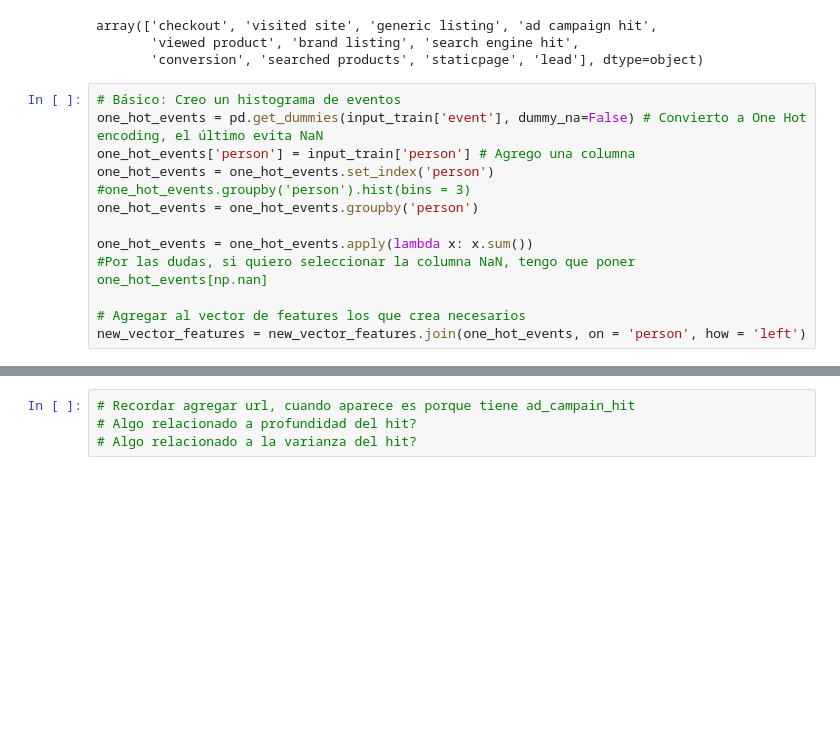
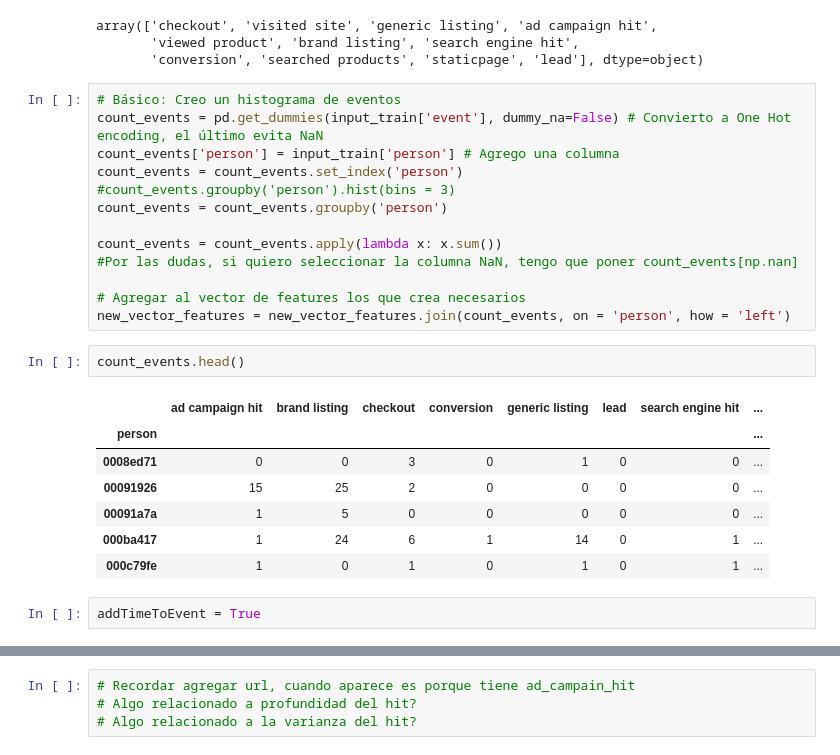
Before and after one commit to eld1e6o/Organizaci-nDeDatosFIUBA, a Jupyter notebook: TP2/kernel.ipynb, the cells around one changed output, grey strips where cells are left out. Drawn from its saved outputs; the diff is of its cells as text; blank space fills up the shorter version.

```diff
--- a/TP2/kernel.ipynb
+++ b/TP2/kernel.ipynb
@@ -541,14 +519,26 @@ array(['checkout', 'visited site', 'generic listing', 'ad campaign hit',
        'conversion', 'searched products', 'staticpage', 'lead'], dtype=object)
 # %%
 # Básico: Creo un histograma de eventos
-one_hot_events = pd.get_dummies(input_train['event'], dummy_na=False) # Convierto a One Hot encoding, el último evita NaN
-one_hot_events['person'] = input_train['person'] # Agrego una columna
-one_hot_events = one_hot_events.set_index('person')
-#one_hot_events.groupby('person').hist(bins = 3)
-one_hot_events = one_hot_events.groupby('person')
+count_events = pd.get_dummies(input_train['event'], dummy_na=False) # Convierto a One Hot encoding, el último evita NaN
+count_events['person'] = input_train['person'] # Agrego una columna
+count_events = count_events.set_index('person')
+#count_events.groupby('person').hist(bins = 3)
+count_events = count_events.groupby('person')
 
-one_hot_events = one_hot_events.apply(lambda x: x.sum())
-#Por las dudas, si quiero seleccionar la columna NaN, tengo que poner one_hot_events[np.nan]
+count_events = count_events.apply(lambda x: x.sum())
+#Por las dudas, si quiero seleccionar la columna NaN, tengo que poner count_events[np.nan]
 
 # Agregar al vector de features los que crea necesarios
-new_vector_features = new_vector_features.join(one_hot_events, on = 'person', how = 'left')
+new_vector_features = new_vector_features.join(count_events, on = 'person', how = 'left')
+# %%
+count_events.head()
+# %% [output]
+|  | ad campaign hit | brand listing | checkout | conversion | generic listing | lead | search engine hit | ... |
+| person |  |  |  |  |  |  |  | ... |
+| 0008ed71 | 0 | 0 | 3 | 0 | 1 | 0 | 0 | ... |
+| 00091926 | 15 | 25 | 2 | 0 | 0 | 0 | 0 | ... |
+| 00091a7a | 1 | 5 | 0 | 0 | 0 | 0 | 0 | ... |
+| 000ba417 | 1 | 24 | 6 | 1 | 14 | 0 | 1 | ... |
+| 000c79fe | 1 | 0 | 1 | 0 | 1 | 0 | 1 | ... |
+# %%
+addTimeToEvent = True
```
Also changed, not shown: parts of 76 cells of this notebook, 1 other file.
